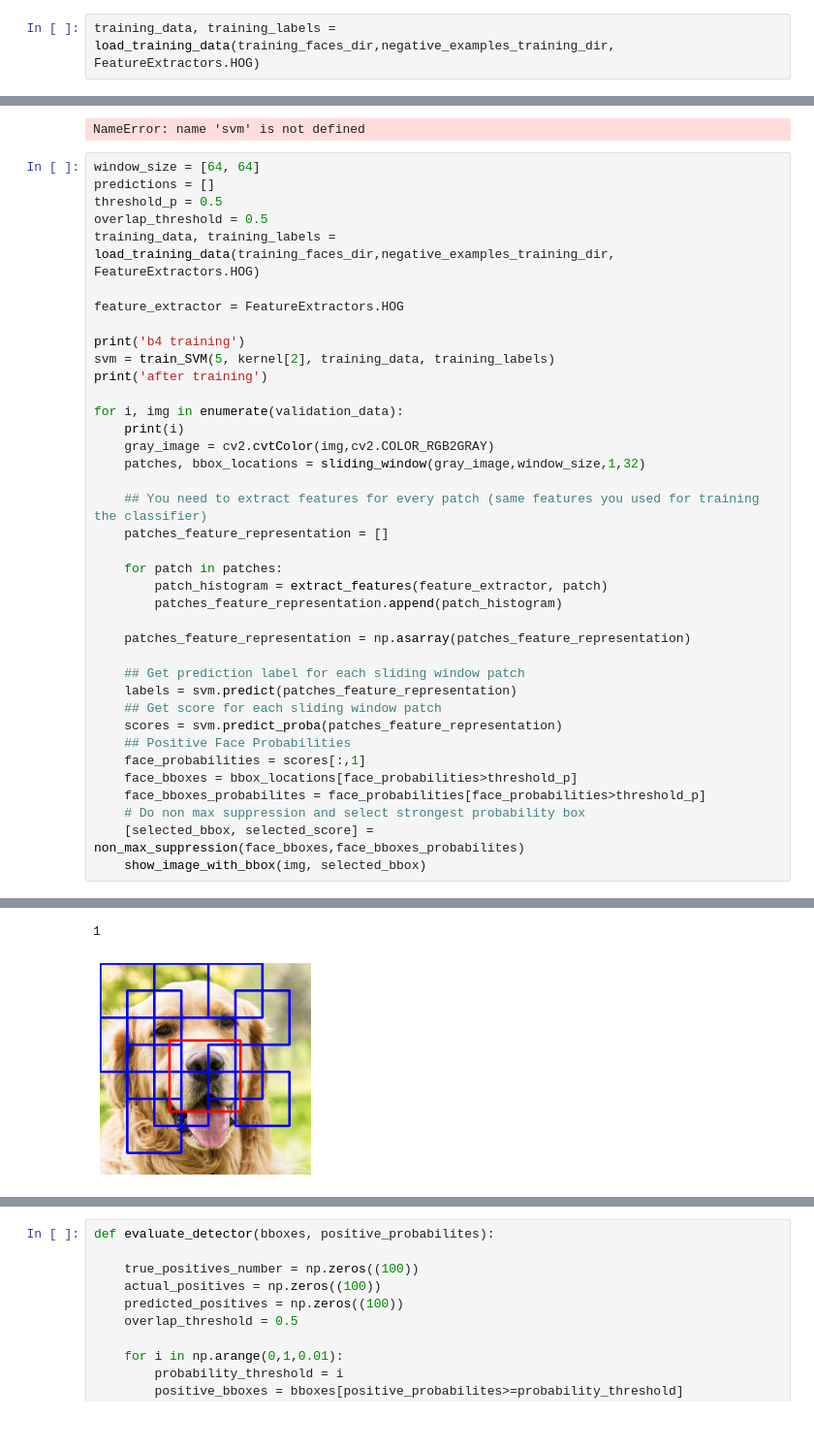
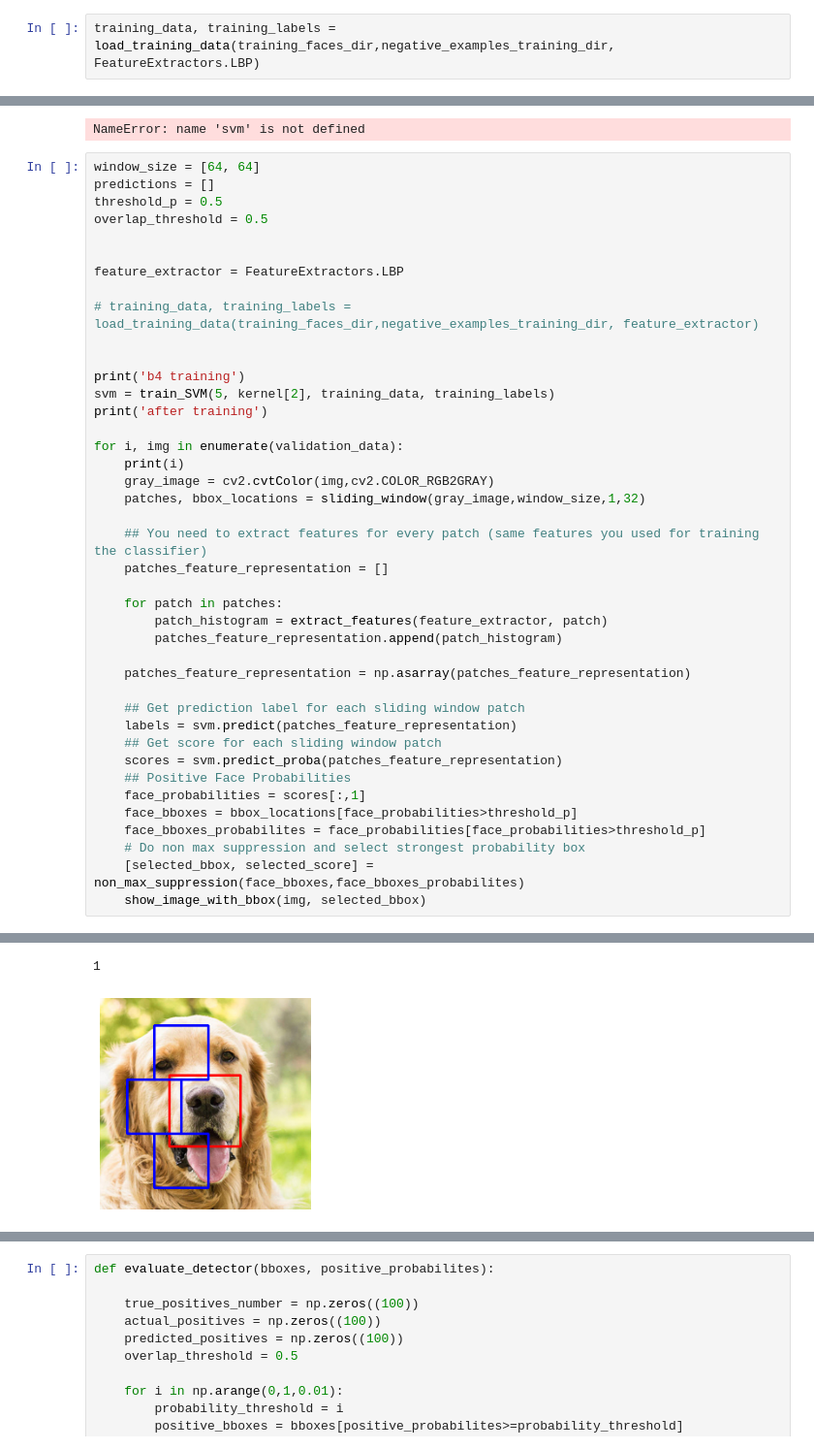
Before and after one commit to franri/computer-vision-final-project, a Jupyter notebook: Face_Detection.ipynb, the cells around one changed output, grey strips where cells are left out. Shown: that part at 97% size. Drawn from its saved outputs; the diff is of its cells as text.

```diff
--- a/Face_Detection.ipynb
+++ b/Face_Detection.ipynb
@@ -494,6 +490,6 @@ negative_examples_training_dir = os.path.join(face_detection_dir,'non_faces_imag
 validation_faces_dir = os.path.join(face_detection_dir,'val_face_detection_images')
 validation_raw_faces_dir = os.path.join(face_detection_dir,'val_raw_images')
 # %%
-training_data, training_labels = load_training_data(training_faces_dir,negative_examples_training_dir, FeatureExtractors.HOG)
+training_data, training_labels = load_training_data(training_faces_dir,negative_examples_training_dir, FeatureExtractors.LBP)
 # %% [output]
 ##Loading 7308 positive face images
@@ -539,9 +519,12 @@ window_size = [64, 64]
 predictions = []
 threshold_p = 0.5
 overlap_threshold = 0.5
-training_data, training_labels = load_training_data(training_faces_dir,negative_examples_training_dir, FeatureExtractors.HOG)
 
-feature_extractor = FeatureExtractors.HOG
+
+feature_extractor = FeatureExtractors.LBP
+
+# training_data, training_labels = load_training_data(training_faces_dir,negative_examples_training_dir, feature_extractor)
+
 
 print('b4 training')
 svm = train_SVM(5, kernel[2], training_data, training_labels)
@@ -578,7 +559,7 @@ for i, img in enumerate(validation_data):
 b4 training
 after training
 0
 [figure]
 1
-[figure, old version]
+[figure, new version]
 2
```
Also changed, not shown: parts of 10 cells of this notebook, 1 other file.
